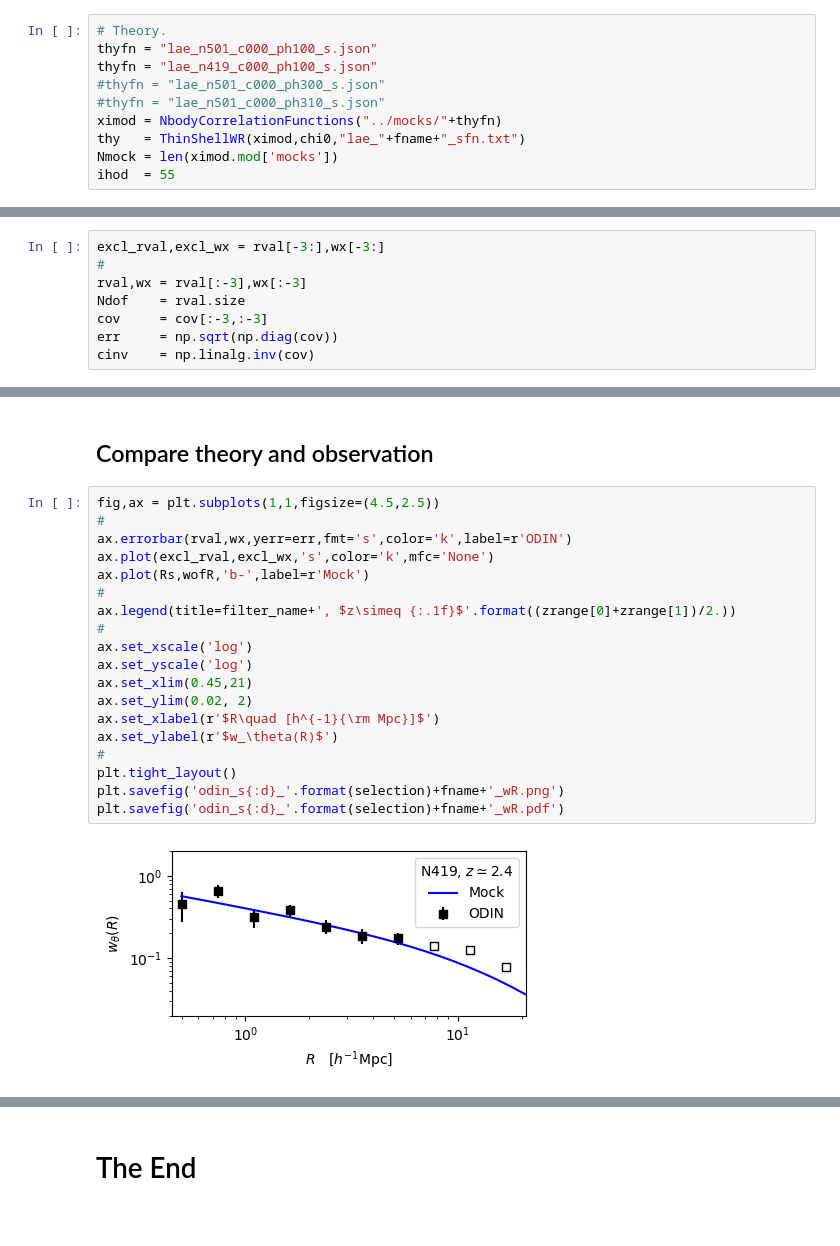
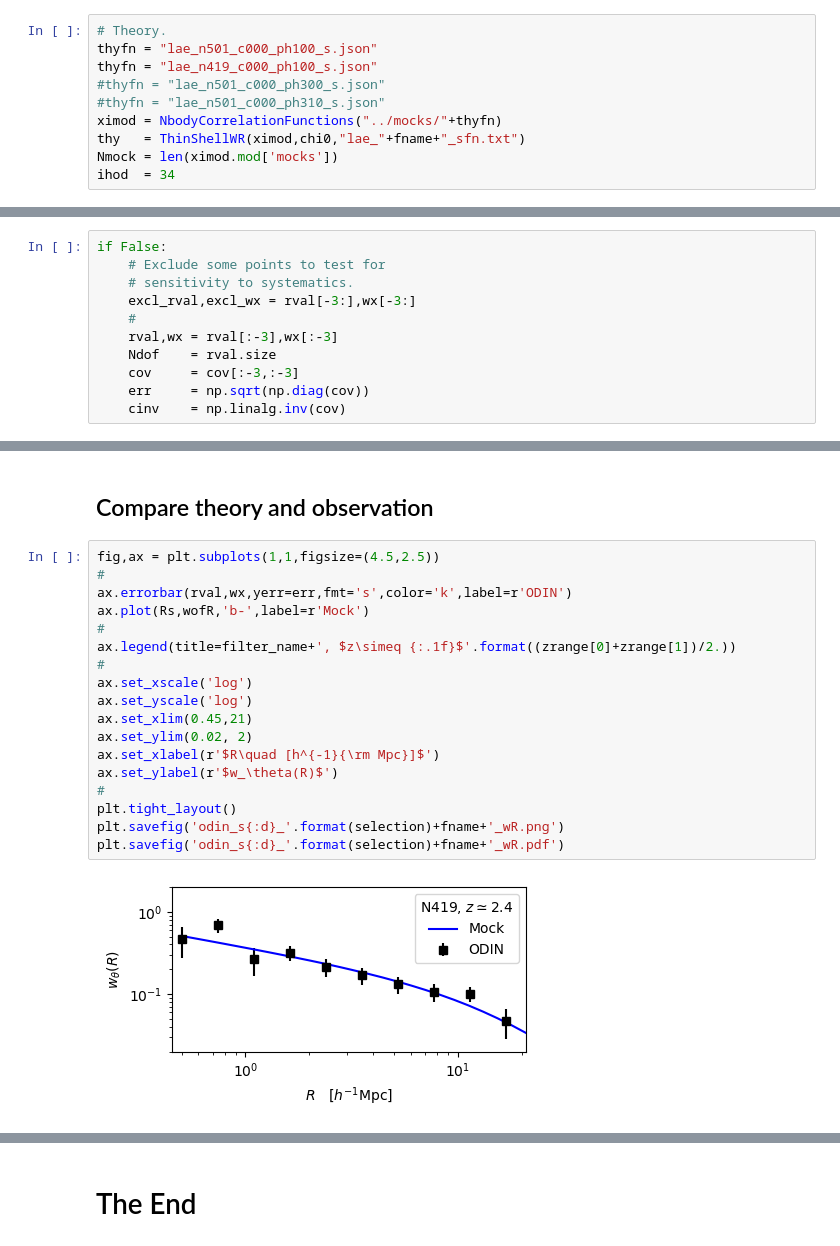
Before and after one commit to martinjameswhite/AnalyzeLAE, a Jupyter notebook: odin/CheckData_N419.ipynb, the cells around one changed output, grey strips where cells are left out. Cells and saved outputs as stored; diff of their text form.

```diff
--- a/odin/CheckData_N419.ipynb
+++ b/odin/CheckData_N419.ipynb
@@ -205,7 +211,7 @@ thyfn = "lae_n419_c000_ph100_s.json"
 ximod = NbodyCorrelationFunctions("../mocks/"+thyfn)
 thy   = ThinShellWR(ximod,chi0,"lae_"+fname+"_sfn.txt")
 Nmock = len(ximod.mod['mocks'])
-ihod  = 55
+ihod  = 34
 # %%
 # Compare our projected clustering to the power-law
 # fits from Khostovan+19.
@@ -276,11 +282,14 @@ Sampling fraction  0.0387
 # %%
-excl_rval,excl_wx = rval[-3:],wx[-3:]
-#
-rval,wx = rval[:-3],wx[:-3]
-Ndof    = rval.size
-cov     = cov[:-3,:-3]
-err     = np.sqrt(np.diag(cov))
-cinv    = np.linalg.inv(cov)
+if False:
+    # Exclude some points to test for
+    # sensitivity to systematics.
+    excl_rval,excl_wx = rval[-3:],wx[-3:]
+    #
+    rval,wx = rval[:-3],wx[:-3]
+    Ndof    = rval.size
+    cov     = cov[:-3,:-3]
+    err     = np.sqrt(np.diag(cov))
+    cinv    = np.linalg.inv(cov)
 # %% [markdown]
 ## Write a summary file
 # %%
@@ -324,24 +333,23 @@ with open('odin_s{:d}_'.format(selection)+fname+'_mod.json','w') as fout:
 # %%
 fig,ax = plt.subplots(1,1,figsize=(4.5,2.5))
 #
 ax.errorbar(rval,wx,yerr=err,fmt='s',color='k',label=r'ODIN')
-ax.plot(excl_rval,excl_wx,'s',color='k',mfc='None')
 ax.plot(Rs,wofR,'b-',label=r'Mock')
 #
 ax.legend(title=filter_name+', $z\simeq {:.1f}$'.format((zrange[0]+zrange[1])/2.))
 #
 ax.set_xscale('log')
 ax.set_yscale('log')
 ax.set_xlim(0.45,21)
 ax.set_ylim(0.02, 2)
 ax.set_xlabel(r'$R\quad [h^{-1}{\rm Mpc}]$')
 ax.set_ylabel(r'$w_\theta(R)$')
 #
 plt.tight_layout()
 plt.savefig('odin_s{:d}_'.format(selection)+fname+'_wR.png')
 plt.savefig('odin_s{:d}_'.format(selection)+fname+'_wR.pdf')
 # %% [output]
-[figure, old version]
+[figure, new version]
 # %%
 # Now we can compute chi^2 for each HOD model
 # a print those that are "reasonable fits".
```
Also changed, not shown: parts of 12 cells of this notebook, 1 other file.
